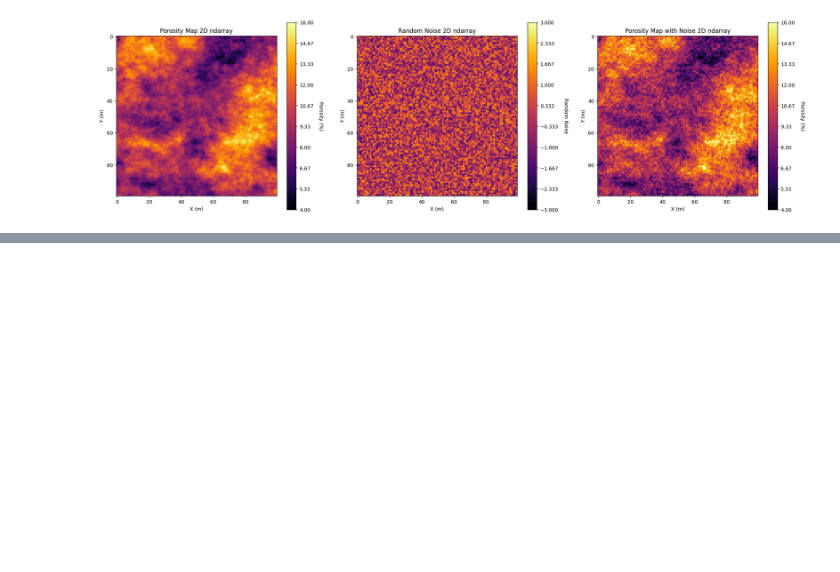
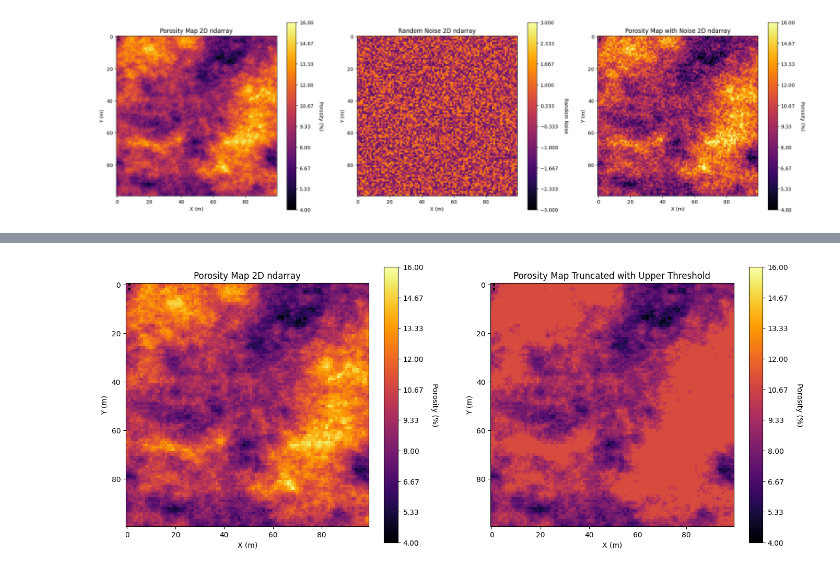
Before and after one commit to aaditya29/Quantitative-Finance-With-Python, a Jupyter notebook: 05-Data Science Basics/02-Gridded Data/GriddedData.ipynb, the cells around one changed output, grey strips where cells are left out. Drawn from its saved outputs; the diff is of its cells as text; code cells hidden in the pictures; blank space fills up the shorter version.

Commit message:
applying conditional operators on ndarrays

```diff
--- a/05-Data Science Basics/02-Gridded Data/GriddedData.ipynb
+++ b/05-Data Science Basics/02-Gridded Data/GriddedData.ipynb
@@ -433,0 +440,24 @@ plt.show()  # set the plot scale and close
+# %%
+truncated = np.where(porosity_map > threshold, threshold, porosity_map)  #truncating the upper tail
+
+plt.subplot(121)#plotting the original porosity map
+im = plt.imshow(porosity_map, vmin=vmin, vmax=vmax,cmap=cmap)  # plotting the 2D array
+plt.xlabel('X (m)')
+plt.ylabel('Y (m)')
+plt.title('Porosity Map 2D ndarray')  # labelling the axes
+cbar = plt.colorbar(im, orientation="vertical", ticks=np.linspace(vmin, vmax, 10))  # making a color bar
+cbar.set_label('Porosity (%)', rotation=270,labelpad=20)  # labelling the color bar
+
+# plotting the addition of porosity with noise
+plt.subplot(122)
+im = plt.imshow(truncated, vmin=vmin, vmax=vmax,cmap=cmap)  # plotting the 2D array
+plt.xlabel('X (m)')
+plt.ylabel('Y (m)')
+plt.title('Porosity Map Truncated with Upper Threshold')  # labelling the axes
+cbar = plt.colorbar(im, orientation="vertical", ticks=np.linspace(vmin, vmax, 10))  # making a color bar
+cbar.set_label('Porosity (%)', rotation=270,labelpad=20)  # labelling the color bar
+
+plt.subplots_adjust(left=0.0, bottom=0.0, right=2.0, top=1.1, wspace=0.2, hspace=0.2)  # setting the plot scale
+plt.show()# close the plot
+# %% [output]
+[figure, added]
```
Also changed, not shown: parts of 1 cell of this notebook.
